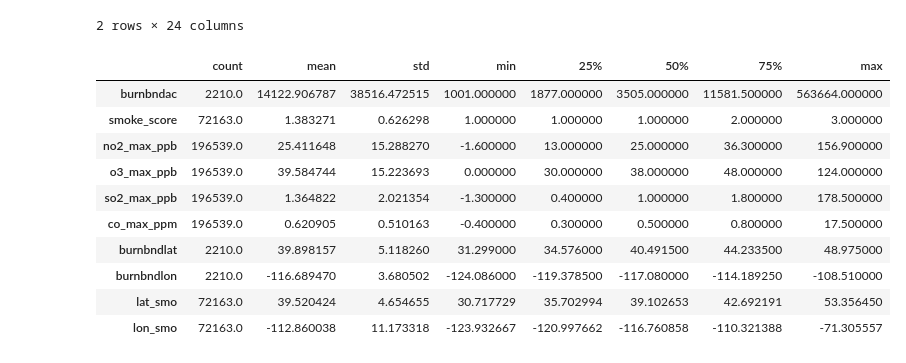
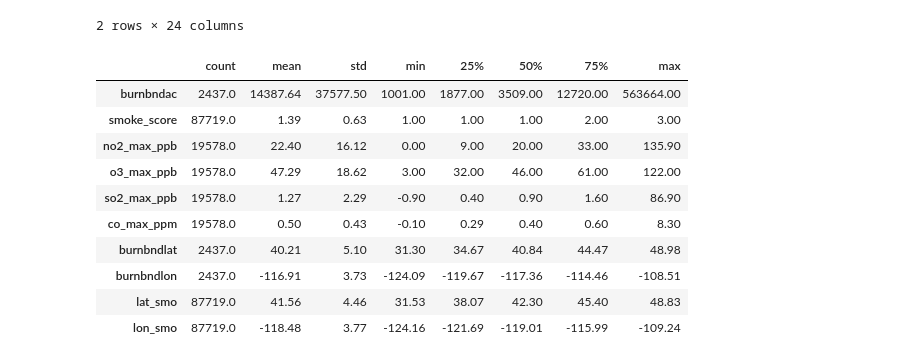
Before and after one commit to rileydr/AirQuality-USWest, a Jupyter notebook: code/va-EDA.ipynb, the cells around one changed output. Cells and saved outputs as stored; diff of their text form; code cells hidden in the pictures.

```diff
--- a/code/va-EDA.ipynb
+++ b/code/va-EDA.ipynb
@@ -490,7 +494,7 @@ Let's look at just the states of interest and see if there are any insights to d
 # %%
 #pull in merged file
 merged = pd.read_csv(
-    '../data/all_smoke_fire_pollution.csv')
+    '../data/matched_smoke_fire_pollution_CORRECT.csv')
 # %%
 #clean out dupes
 merged.drop_duplicates(inplace=True)
@@ -601,16 +606,16 @@ merged.head(2)
 | 1 | AZ | NaN | Gila County | 2010-06-06 | NaN | NaN | 1.0 | NaN | ... |
 2 rows × 24 columns
 # %%
-merged.describe().T
+merged.describe().round(2).T
 # %% [output]
 |  | count | mean | std | min | 25% | 50% | 75% | max |
-| burnbndac | 2210.0 | 14122.906787 | 38516.472515 | 1001.000000 | 1877.000000 | 3505.000000 | 11581.500000 | 563664.000000 |
-| smoke_score | 72163.0 | 1.383271 | 0.626298 | 1.000000 | 1.000000 | 1.000000 | 2.000000 | 3.000000 |
-| no2_max_ppb | 196539.0 | 25.411648 | 15.288270 | -1.600000 | 13.000000 | 25.000000 | 36.300000 | 156.900000 |
-| o3_max_ppb | 196539.0 | 39.584744 | 15.223693 | 0.000000 | 30.000000 | 38.000000 | 48.000000 | 124.000000 |
-| so2_max_ppb | 196539.0 | 1.364822 | 2.021354 | -1.300000 | 0.400000 | 1.000000 | 1.800000 | 178.500000 |
-| co_max_ppm | 196539.0 | 0.620905 | 0.510163 | -0.400000 | 0.300000 | 0.500000 | 0.800000 | 17.500000 |
-| burnbndlat | 2210.0 | 39.898157 | 5.118260 | 31.299000 | 34.576000 | 40.491500 | 44.233500 | 48.975000 |
-| burnbndlon | 2210.0 | -116.689470 | 3.680502 | -124.086000 | -119.378500 | -117.080000 | -114.189250 | -108.510000 |
-| lat_smo | 72163.0 | 39.520424 | 4.654655 | 30.717729 | 35.702994 | 39.102653 | 42.692191 | 53.356450 |
-| lon_smo | 72163.0 | -112.860038 | 11.173318 | -123.932667 | -120.997662 | -116.760858 | -110.321388 | -71.305557 |
+| burnbndac | 2437.0 | 14387.64 | 37577.50 | 1001.00 | 1877.00 | 3509.00 | 12720.00 | 563664.00 |
+| smoke_score | 87719.0 | 1.39 | 0.63 | 1.00 | 1.00 | 1.00 | 2.00 | 3.00 |
+| no2_max_ppb | 19578.0 | 22.40 | 16.12 | 0.00 | 9.00 | 20.00 | 33.00 | 135.90 |
+| o3_max_ppb | 19578.0 | 47.29 | 18.62 | 3.00 | 32.00 | 46.00 | 61.00 | 122.00 |
+| so2_max_ppb | 19578.0 | 1.27 | 2.29 | -0.90 | 0.40 | 0.90 | 1.60 | 86.90 |
+| co_max_ppm | 19578.0 | 0.50 | 0.43 | -0.10 | 0.29 | 0.40 | 0.60 | 8.30 |
+| burnbndlat | 2437.0 | 40.21 | 5.10 | 31.30 | 34.67 | 40.84 | 44.47 | 48.98 |
+| burnbndlon | 2437.0 | -116.91 | 3.73 | -124.09 | -119.67 | -117.36 | -114.46 | -108.51 |
+| lat_smo | 87719.0 | 41.56 | 4.46 | 31.53 | 38.07 | 42.30 | 45.40 | 48.83 |
+| lon_smo | 87719.0 | -118.48 | 3.77 | -124.16 | -121.69 | -119.01 | -115.99 | -109.24 |
```
Also changed, not shown: parts of 35 cells of this notebook, 6 other files.
